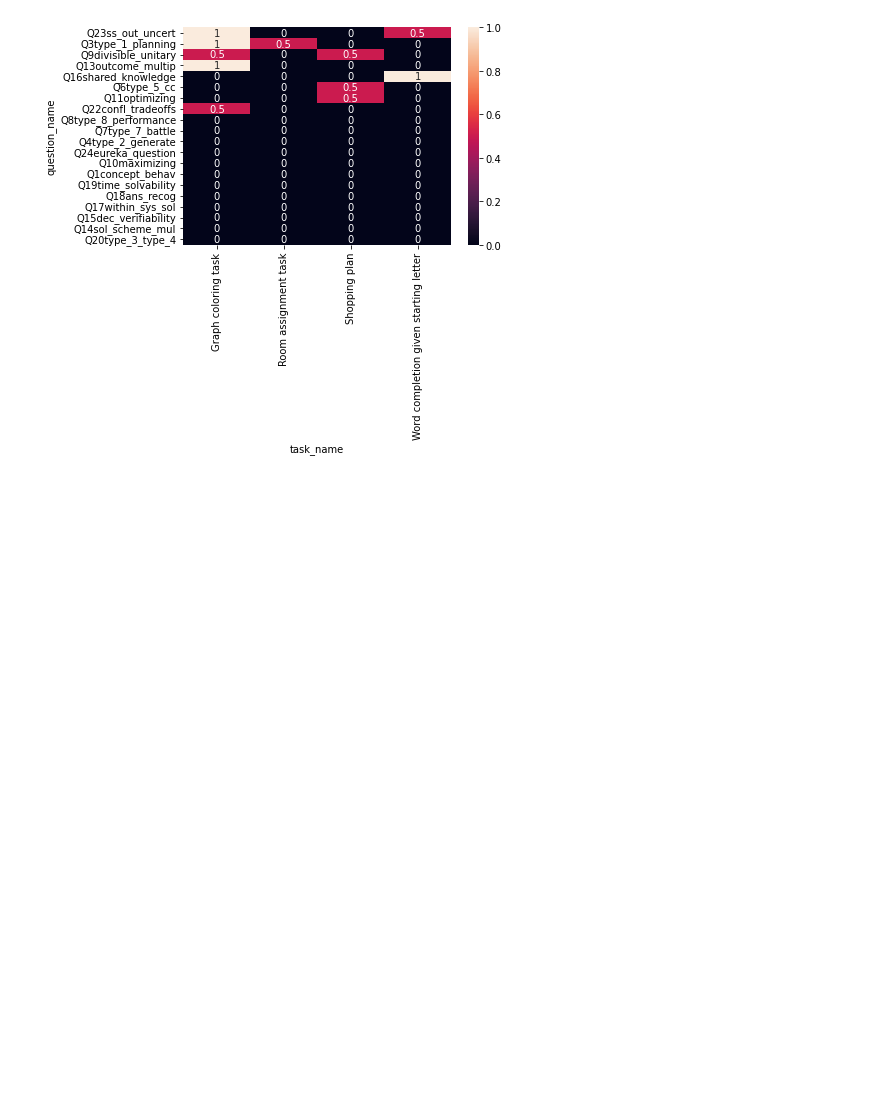
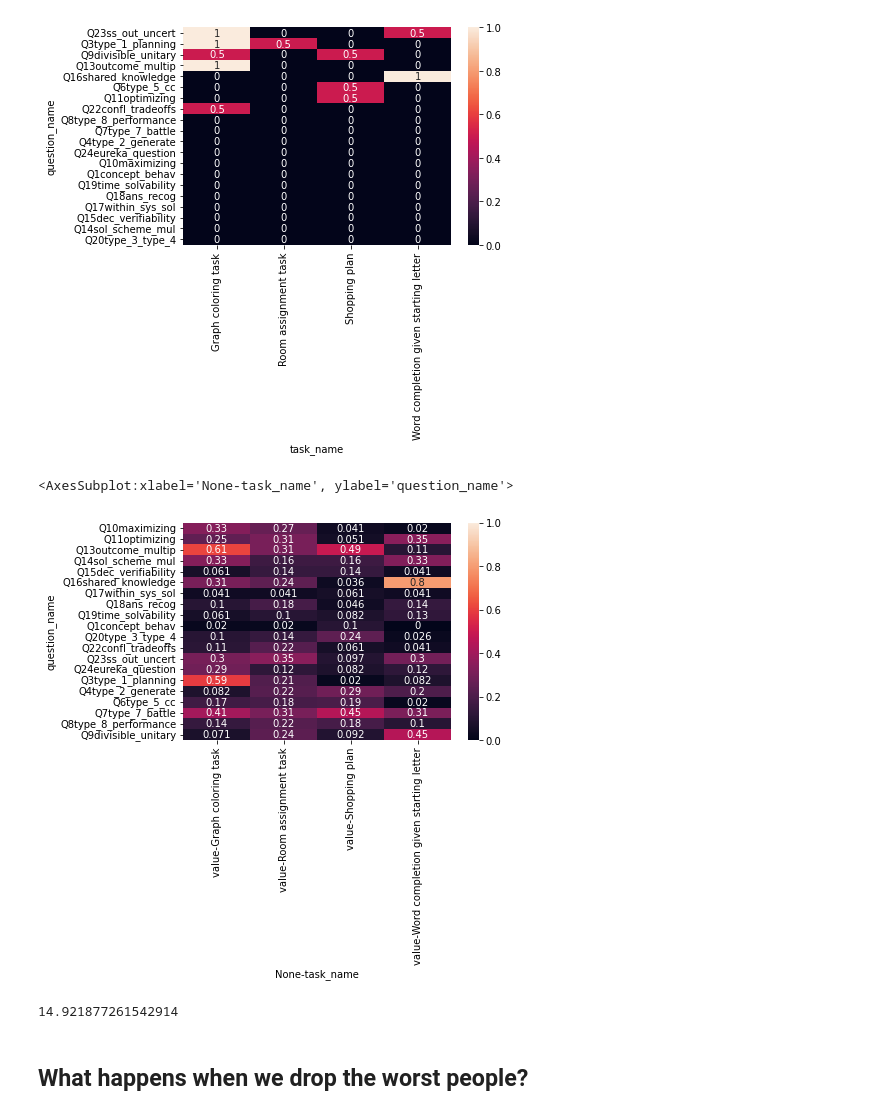
Before and after one commit to Watts-Lab/task-mapping, a Jupyter notebook: task writing survey pipeline/Karger Algorithm.ipynb, the cells around one changed output. Drawn from its saved outputs; the diff is of its cells as text; code cells hidden in the pictures; blank space fills up the shorter version.

```diff
--- a/task writing survey pipeline/Karger Algorithm.ipynb
+++ b/task writing survey pipeline/Karger Algorithm.ipynb
@@ -354,3 +355,18 @@ sns.heatmap(abs(modal_full_truth_diff), annot=True, vmin = 0, vmax = 1)
 # %% [output]
 <AxesSubplot:xlabel='task_name', ylabel='question_name'>
 [figure]
+# %%
+df_karger_filtered_recoded = df_karger.replace(-1, 0)
+mean_filtered_results_all = df_karger_filtered_recoded.groupby(["question_name", "task_name"], as_index=False).agg(np.mean) # mean Version
+mean_filtered_results_all = mean_filtered_results_all.pivot(index = "question_name", columns = "task_name")
+
+sns.heatmap(abs(mean_filtered_results_all-ground_truth_mean), annot=True, vmin = 0, vmax = 1)
+# %% [output]
+<AxesSubplot:xlabel='None-task_name', ylabel='question_name'>
+[figure, added]
+# %%
+np.sum(np.asmatrix(abs(mean_filtered_results_all-ground_truth_mean)))
+# %% [output]
+14.921877261542914
+# %% [markdown]
+## What happens when we drop the worst people?
```
Also changed, not shown: parts of 20 cells of this notebook, 4 other files.
